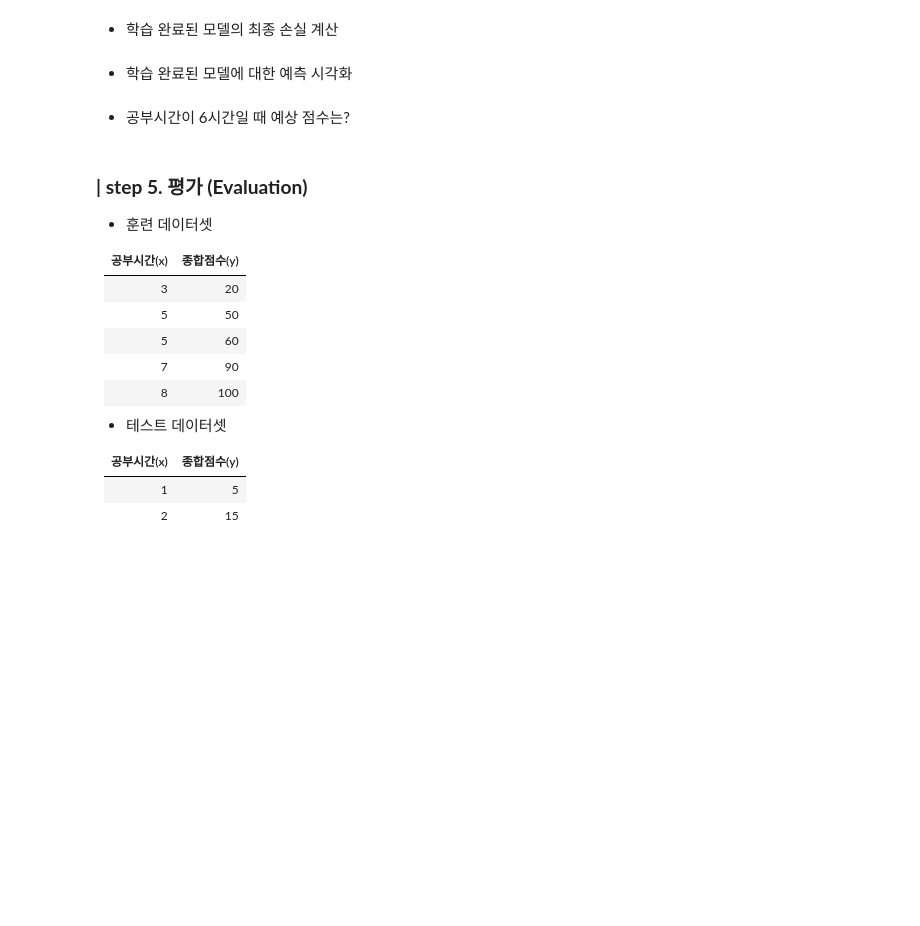
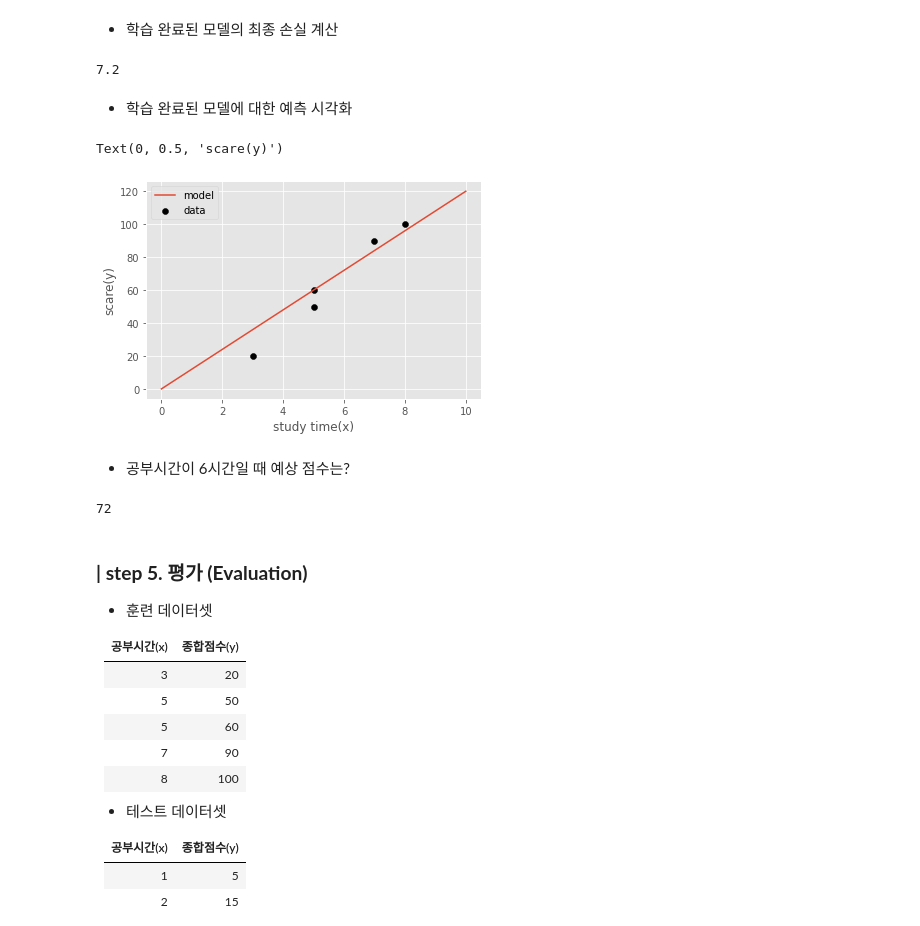
Before and after one commit to GETHUB55/SkillTreePython-DataAnalysis, a Jupyter notebook: ch05_03_기초모델구현_회귀모델맛보기.ipynb, the cells around one changed output. Saved outputs shown, nothing was run; the diff lists cells and outputs as text; code cells hidden in the pictures; blank space fills up the shorter version.

```diff
--- a/ch05_03_기초모델구현_회귀모델맛보기.ipynb
+++ b/ch05_03_기초모델구현_회귀모델맛보기.ipynb
@@ -64,10 +142,36 @@ $loss = |(\hat{y}-y)|$
 ### **| step 4. 예측 (Prediction)**
 # %% [markdown]
 * 학습 완료된 모델의 최종 손실 계산
+# %%
+w_ = 12
+y_pred = model(x,w=w_)
+error = loss(y,y_pred)
+print(error)
+# %% [output]
+7.2
 # %% [markdown]
 * 학습 완료된 모델에 대한 예측 시각화
+# %%
+test_x = np.linspace(0, 10, 50)
+#print(test_x)
+test_y_pred = model(test_x,w=w_)
+#print(test_y_pred)
+
+# x값에 따른 y값
+plt.scatter(x,y , label='data', c='k') #좌표 평면에 점 찍기
+plt.plot(test_x,test_y_pred,label='model') #모델의 직선 그리기
+plt.legend()
+plt.xlabel('study time(x)')
+plt.ylabel('scare(y)')
+# %% [output]
+Text(0, 0.5, 'scare(y)')
+[figure, added]
 # %% [markdown]
 * 공부시간이 6시간일 때 예상 점수는?
+# %%
+model(6,w=w_)
+# %% [output]
+72
 # %% [markdown]
 ### **| step 5. 평가 (Evaluation)**
 
```
Also changed, not shown: parts of 16 cells of this notebook.
